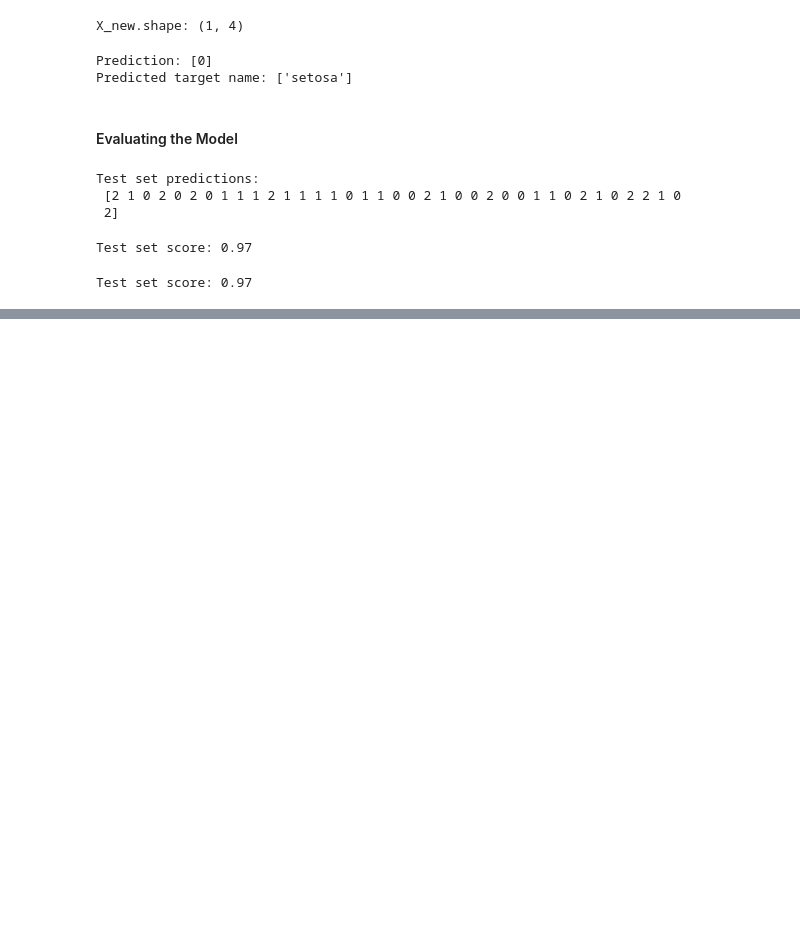
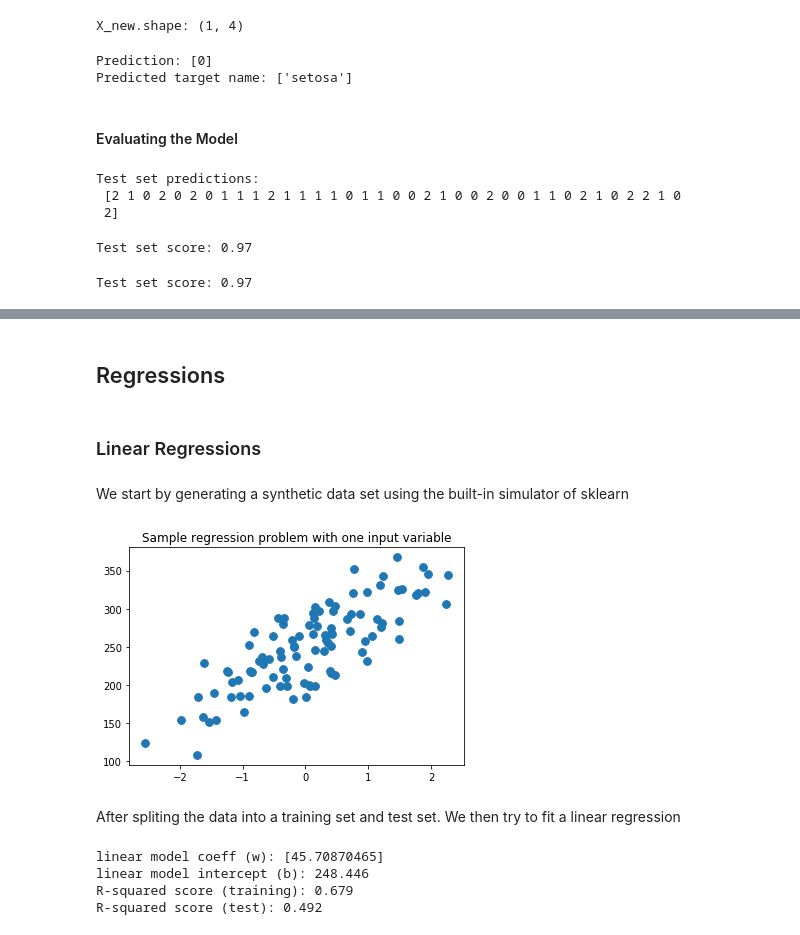
Before and after one commit to rsaouma/ESSEC_CODE, a Jupyter notebook: WEEK6.ipynb, the cells around one changed output, grey strips where cells are left out. Drawn from its saved outputs; the diff is of its cells as text; code cells hidden in the pictures; blank space fills up the shorter version.

```diff
--- a/WEEK6.ipynb
+++ b/WEEK6.ipynb
@@ -196,0 +244,40 @@ plt.ylabel('accuracy');
+# %% [markdown]
+## Regressions
+# %% [markdown]
+### Linear Regressions
+# %% [markdown]
+We start by generating a synthetic data set using the built-in simulator of sklearn
+# %%
+# synthetic dataset for simple regression
+from sklearn.datasets import make_regression
+plt.figure()
+plt.title('Sample regression problem with one input variable')
+X_R1, y_R1 = make_regression(n_samples = 100, n_features=1,
+                            n_informative=1, bias =250.0,
+                            noise = 30, random_state=0)
+plt.scatter(X_R1, y_R1, marker= 'o', s=60)
+plt.show()
+# %% [output]
+[figure, added]
+# %% [markdown]
+After spliting the data into a training set and test set. We then try to fit a linear regression
+# %%
+from sklearn.linear_model import LinearRegression
+
+X_train, X_test, y_train, y_test = train_test_split(X_R1, y_R1,
+                                                   random_state = 0)
+linreg = LinearRegression().fit(X_train, y_train)
+
+print('linear model coeff (w): {}'
+     .format(linreg.coef_))
+print('linear model intercept (b): {:.3f}'
+     .format(linreg.intercept_))
+print('R-squared score (training): {:.3f}'
+     .format(linreg.score(X_train, y_train)))
+print('R-squared score (test): {:.3f}'
+     .format(linreg.score(X_test, y_test)))
+# %% [output]
+linear model coeff (w): [45.70870465]
+linear model intercept (b): 248.446
+R-squared score (training): 0.679
+R-squared score (test): 0.492
```
Also changed, not shown: parts of 58 cells of this notebook, 5 other files.
